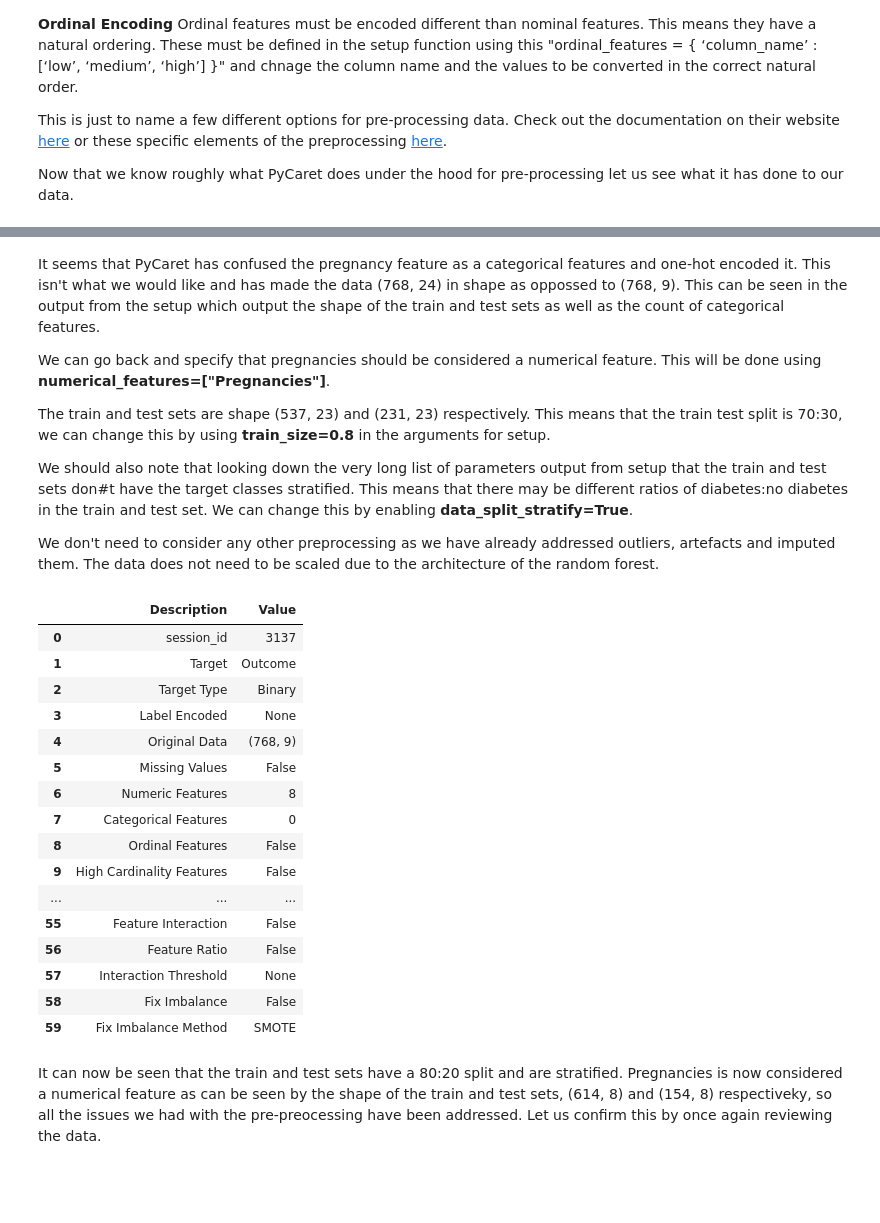
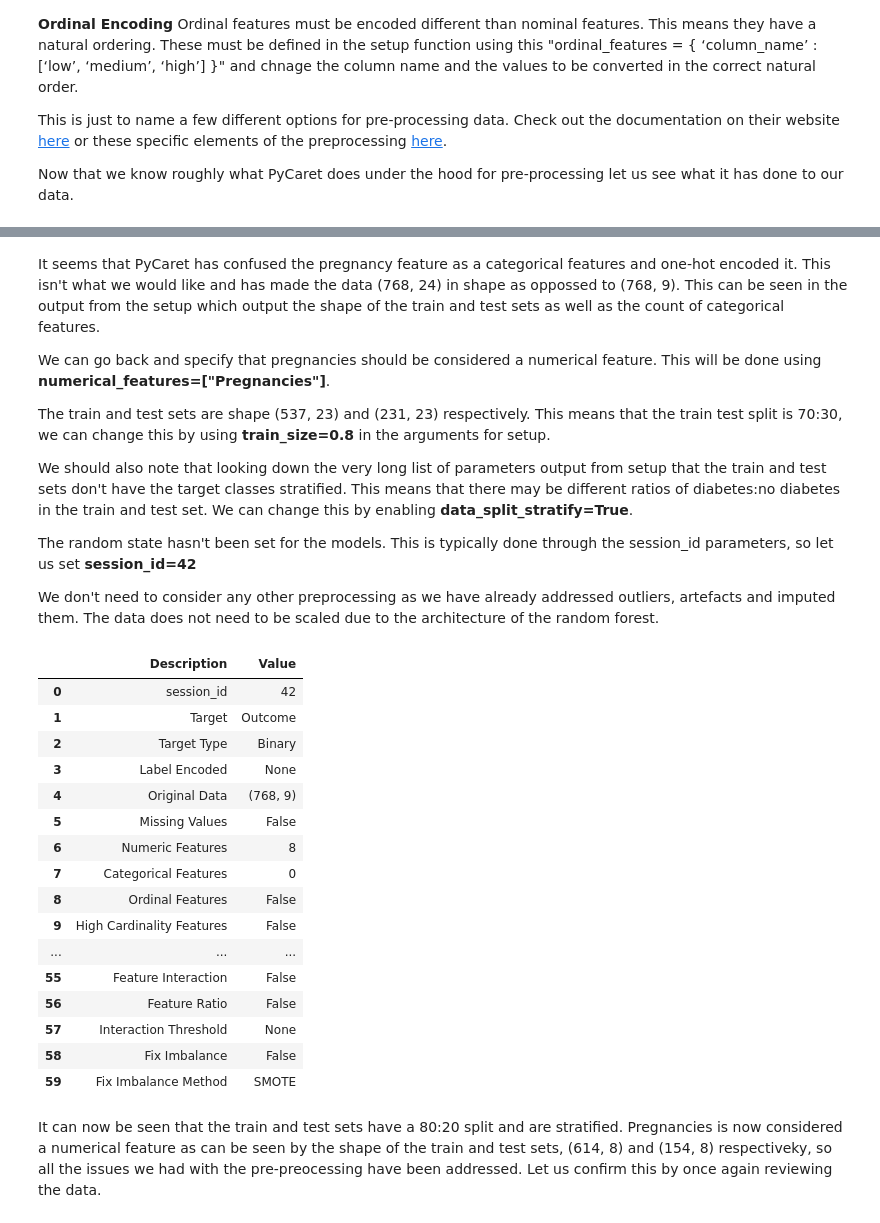
Before and after one commit to teg-lad/CA4015-diabetes-classification, a Jupyter notebook: CA4015 - Adam Tegart - Assignment 1.ipynb, the cells around one changed output, grey strips where cells are left out. Drawn from its saved outputs; the diff is of its cells as text; code cells hidden in the pictures; blank space fills up the shorter version.

```diff
--- a/CA4015 - Adam Tegart - Assignment 1.ipynb
+++ b/CA4015 - Adam Tegart - Assignment 1.ipynb
@@ -628,16 +759,18 @@ We can go back and specify that pregnancies should be considered a numerical fea
 
 The train and test sets are shape (537, 23) and (231, 23) respectively. This means that the train test split is 70:30, we can change this by using **train_size=0.8** in the arguments for setup.
 
-We should also note that looking down the very long list of parameters output from setup that the train and test sets don#t have the target classes stratified. This means that there may be different ratios of diabetes:no diabetes in the train and test set. We can change this by enabling **data_split_stratify=True**.
+We should also note that looking down the very long list of parameters output from setup that the train and test sets don't have the target classes stratified. This means that there may be different ratios of diabetes:no diabetes in the train and test set. We can change this by enabling **data_split_stratify=True**.
+
+The random state hasn't been set for the models. This is typically done through the session_id parameters, so let us set **session_id=42**
 
 We don't need to consider any other preprocessing as we have already addressed outliers, artefacts and imputed them. The data does not need to be scaled due to the architecture of the random forest.
 # %%
 # Call the PyCaret setup method with the data to preprocess the data and the new arguments.
 
-pycaret_diabetes = setup(diabetes, target="Outcome", numeric_features=["Pregnancies"], train_size=0.8, data_split_stratify=True)
+pycaret_diabetes = setup(diabetes, target="Outcome", session_id=42, numeric_features=["Pregnancies"], train_size=0.8, data_split_stratify=True)
 # %% [output]
 |  | Description | Value |
-| 0 | session_id | 3137 |
+| 0 | session_id | 42 |
 | 1 | Target | Outcome |
 | 2 | Target Type | Binary |
 | 3 | Label Encoded | None |
```
Also changed, not shown: parts of 46 cells of this notebook, 2 other files.
